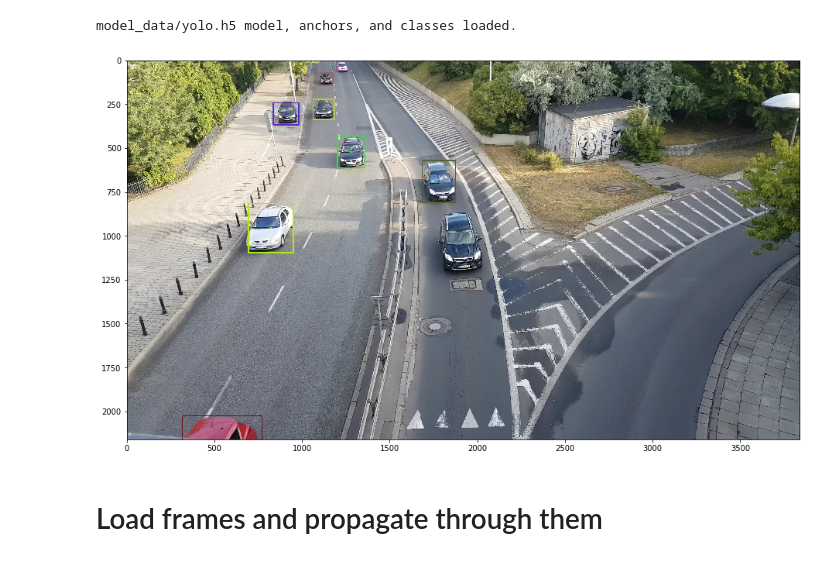
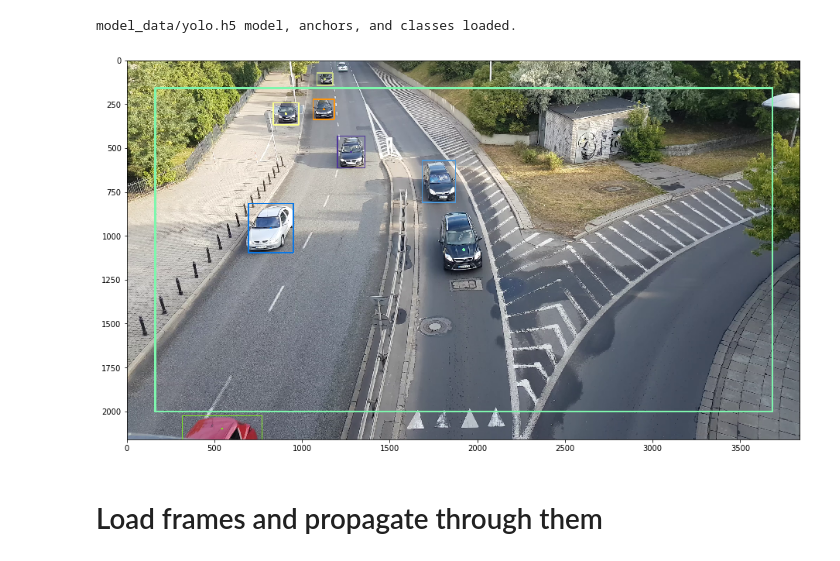
Before and after one commit to benj01/TrafficAnalysis, a Jupyter notebook: TrafficCamera_DetectionAndTracking.ipynb, the cells around one changed output. Saved outputs shown, nothing was run; the diff lists cells and outputs as text; code cells hidden in the pictures.

Commit message:
Drawing trails of  vehicls and retricting detection area

```diff
--- a/TrafficCamera_DetectionAndTracking.ipynb
+++ b/TrafficCamera_DetectionAndTracking.ipynb
@@ -50,17 +49,24 @@ yolo = YOLO()
 model_data/yolo.h5 model, anchors, and classes loaded.
 # %%
 # params
-detection_provider = DetectionProvider(yolo, min_confidence=0.8,padding=2)
+detection_provider = DetectionProvider(yolo, min_confidence=0.8,inflate=2)
 boxes = detection_provider.detect_boxes(frame, 0)
 
+frame_copy = frame.copy()
 for box in boxes:
-     show_bbox(box["bbox"], frame, random_color(),width=5)
+     show_bbox(box["bbox"], frame_copy, random_color(),width=5)
+
+# draw area from which we will detect vehicles
+padding = 160
+detection_bbox = bbox_from_frame(frame, padding)
+show_bbox(detection_bbox, frame_copy, random_color() ,width=10)
+
 
 plt.figure(figsize=(16,9))
-plt.imshow(frame)
+plt.imshow(frame_copy)
 plt.show()
 # %% [output]
-[figure, old version]
+[figure, new version]
 # %% [markdown]
 # Load frames and propagate through them
 # %%
```
Also changed, not shown: parts of 2 cells of this notebook, 3 other files.
